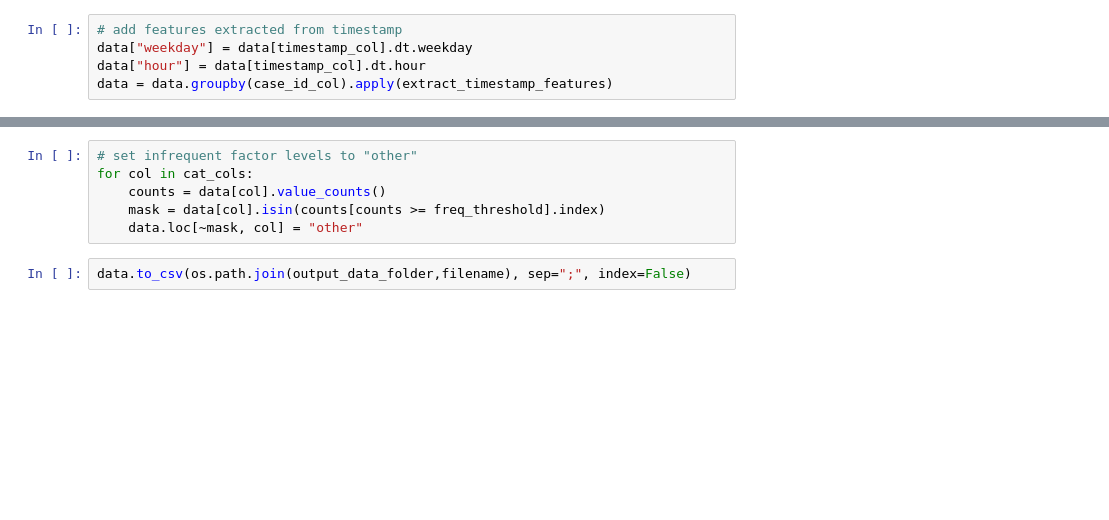
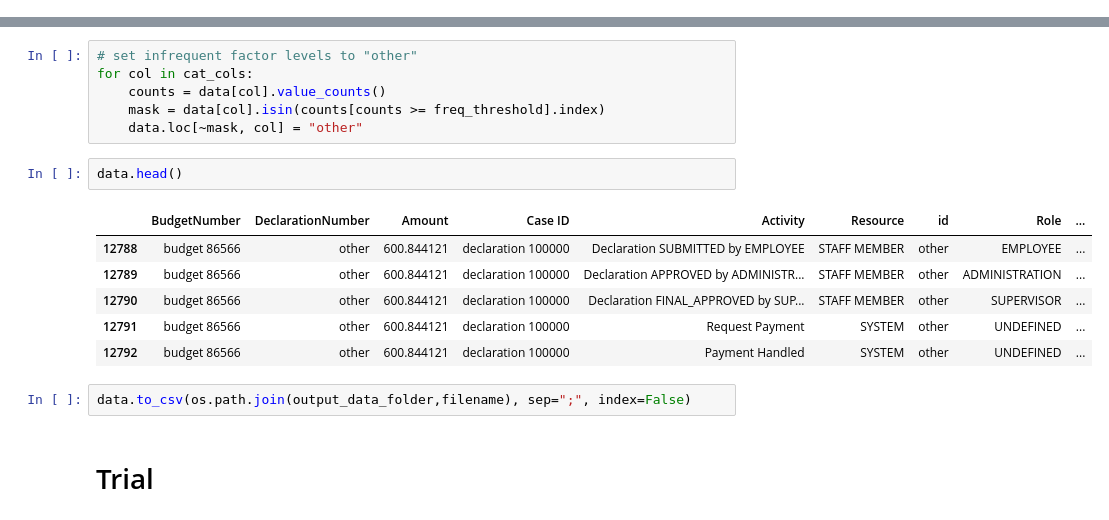
Before and after one commit to verenich/time-prediction-benchmark, a Jupyter notebook: preprocessing/preprocess_logs_production.ipynb, the cells around one changed output, grey strips where cells are left out. Drawn from its saved outputs; the diff is of its cells as text; blank space fills up the shorter version.

```diff
--- a/preprocessing/preprocess_logs_production.ipynb
+++ b/preprocessing/preprocess_logs_production.ipynb
@@ -85,5 +113,0 @@ data.head(3)
-# %%
-# add features extracted from timestamp
-data["weekday"] = data[timestamp_col].dt.weekday
-data["hour"] = data[timestamp_col].dt.hour
-data = data.groupby(case_id_col).apply(extract_timestamp_features)
@@ -112,5 +129,16 @@ for col in cat_cols:
     counts = data[col].value_counts()
     mask = data[col].isin(counts[counts >= freq_threshold].index)
     data.loc[~mask, col] = "other"
+# %%
+data.head()
+# %% [output]
+|  | BudgetNumber | DeclarationNumber | Amount | Case ID | Activity | Resource | id | Role | ... |
+| 12788 | budget 86566 | other | 600.844121 | declaration 100000 | Declaration SUBMITTED by EMPLOYEE | STAFF MEMBER | other | EMPLOYEE | ... |
+| 12789 | budget 86566 | other | 600.844121 | declaration 100000 | Declaration APPROVED by ADMINISTR... | STAFF MEMBER | other | ADMINISTRATION | ... |
+| 12790 | budget 86566 | other | 600.844121 | declaration 100000 | Declaration FINAL_APPROVED by SUP... | STAFF MEMBER | other | SUPERVISOR | ... |
+| 12791 | budget 86566 | other | 600.844121 | declaration 100000 | Request Payment | SYSTEM | other | UNDEFINED | ... |
+| 12792 | budget 86566 | other | 600.844121 | declaration 100000 | Payment Handled | SYSTEM | other | UNDEFINED | ... |
 # %%
 data.to_csv(os.path.join(output_data_folder,filename), sep=";", index=False)
+# %% [markdown]
+# Trial
```
Also changed, not shown: parts of 21 cells of this notebook, 24 other files.
